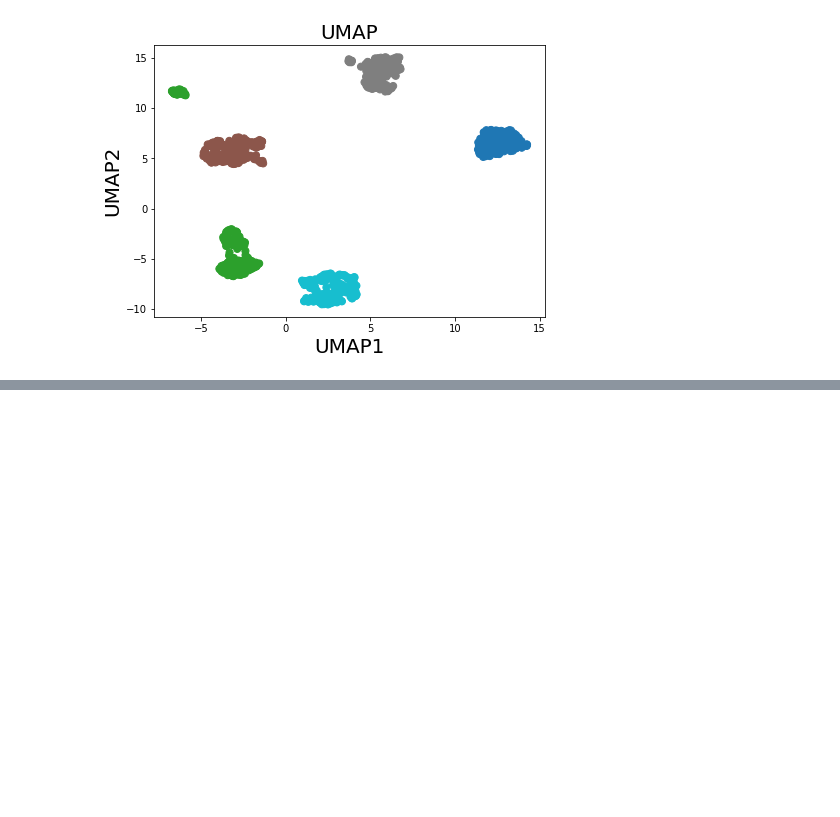
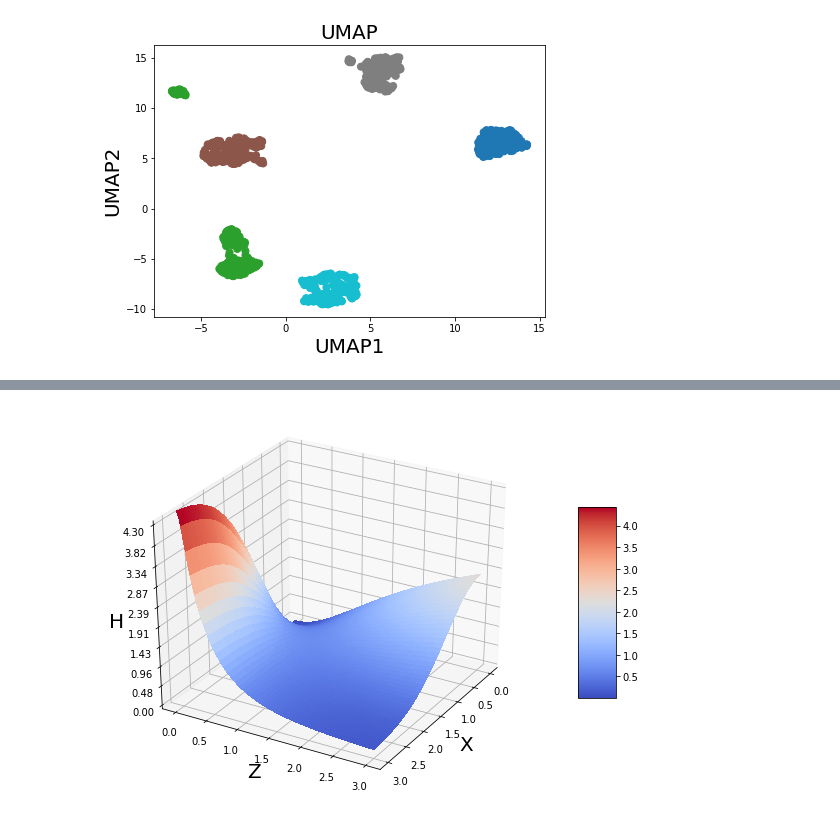
Before and after one commit to yexf308/AdvancedMachineLearning, a Jupyter notebook: UMAP_clustering.ipynb, the cells around one changed output, grey strips where cells are left out. Drawn from its saved outputs; the diff is of its cells as text; code cells hidden in the pictures; blank space fills up the shorter version.

```diff
--- a/UMAP_clustering.ipynb
+++ b/UMAP_clustering.ipynb
@@ -566,0 +605,25 @@ Fri Apr 22 23:44:43 2022 Finished embedding
+# %%
+fig = plt.figure(figsize=(10, 7))
+ax = fig.gca(projection = '3d')
+# Set rotation angle to 30 degrees
+ax.view_init(azim=30)
+
+X = np.arange(0, 3, 0.001)
+Z = np.arange(0, 3, 0.001)
+X, Z = np.meshgrid(X, Z)
+H = np.exp(-X**2/2)*np.log(1 + Z**2) + (1 - np.exp(-X**2/2))*np.log((1 + Z**2) / (Z**2+0.01))
+
+# Plot the surface.
+surf = ax.plot_surface(X, Z, H, cmap=cm.coolwarm,linewidth=0, antialiased=False)
+ax.set_xlabel('X', fontsize = 20)
+ax.set_ylabel('Z', fontsize = 20)
+ax.set_zlabel('H', fontsize = 20)
+ax.set_zlim(0, 4.3)
+ax.zaxis.set_major_locator(LinearLocator(10))
+ax.zaxis.set_major_formatter(FormatStrFormatter('%.02f'))
+
+# Add a color bar which maps values to colors.
+fig.colorbar(surf, shrink=0.5, aspect=5)
+plt.show()
+# %% [output]
+[figure, added]
```
Also changed, not shown: parts of 12 cells of this notebook.
